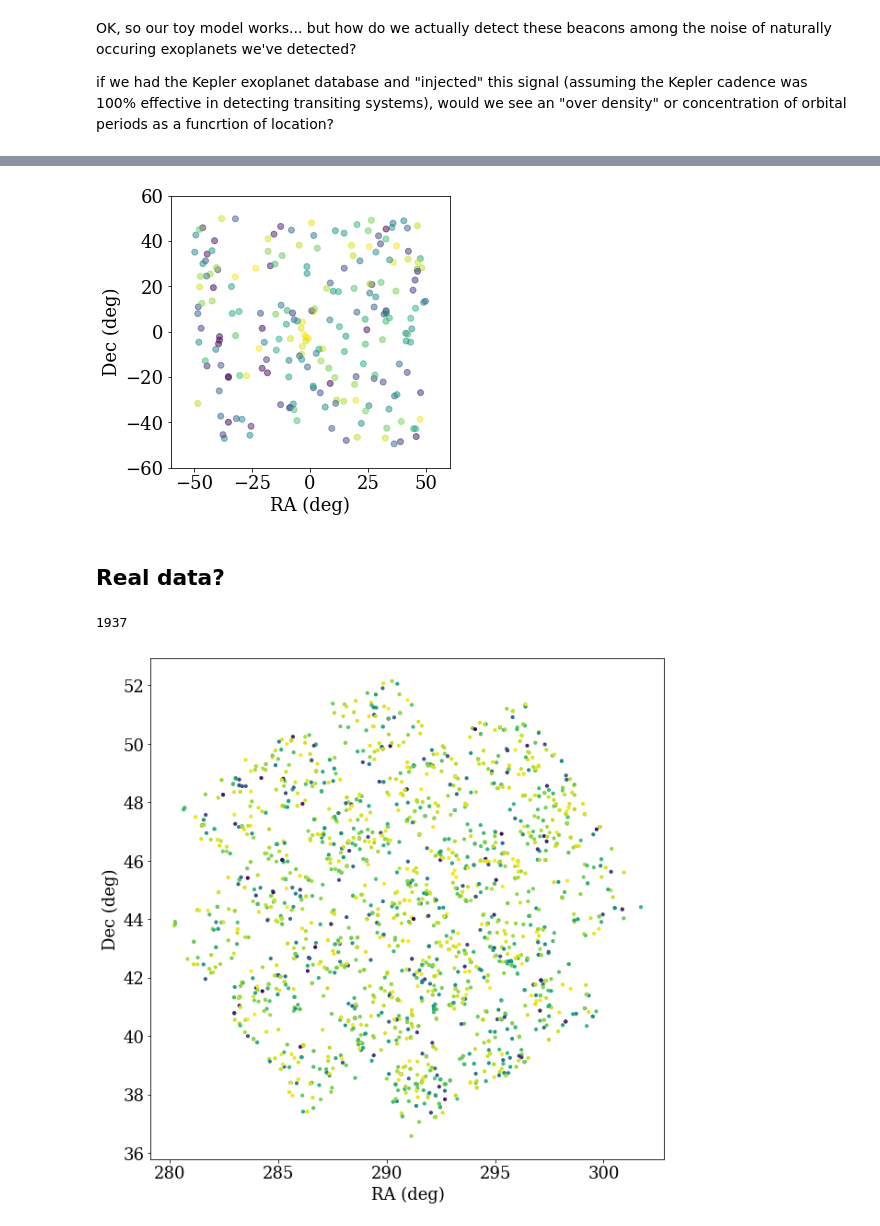
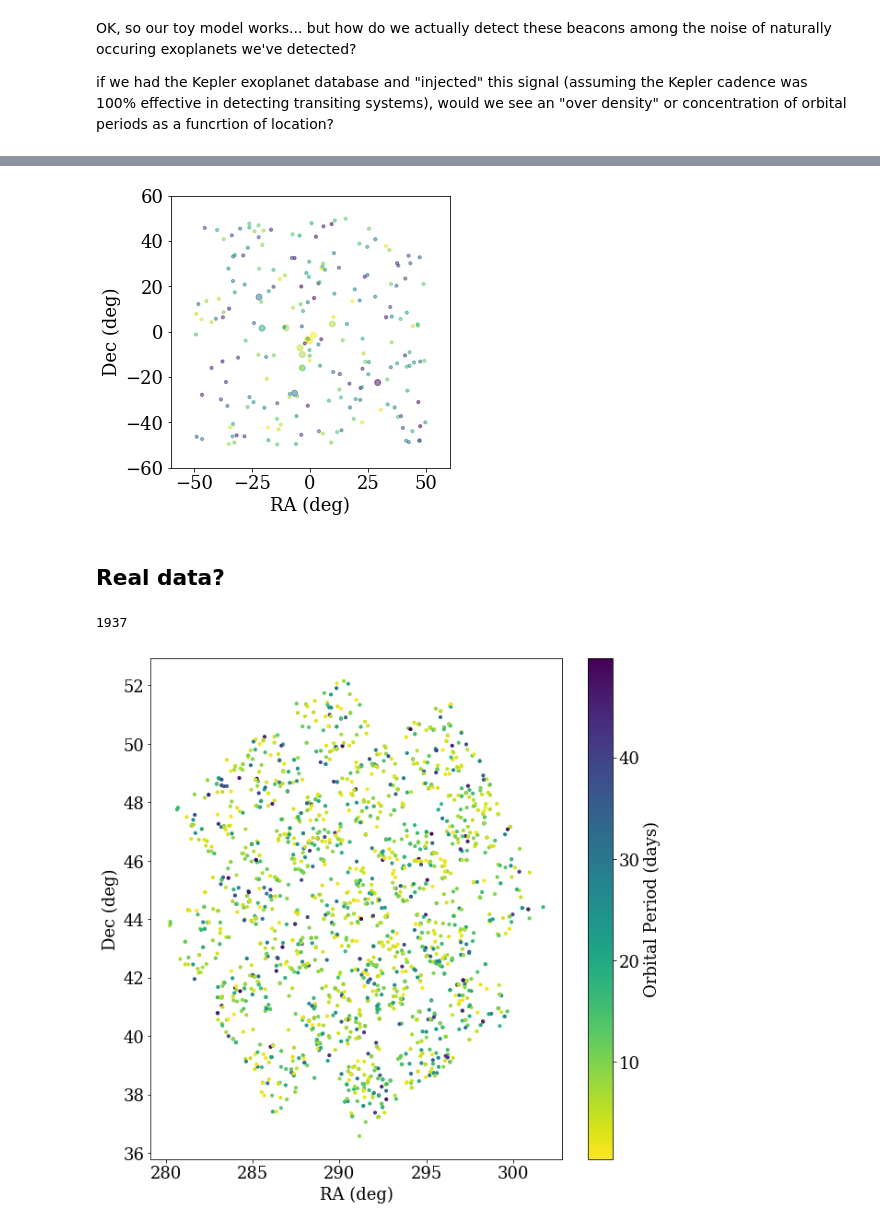
Before and after one commit to StellarCartography/survey_seti, a Jupyter notebook: figures/beacon.ipynb, the cells around one changed output, grey strips where cells are left out. Cells and saved outputs as stored; diff of their text form; code cells hidden in the pictures.

```diff
--- a/figures/beacon.ipynb
+++ b/figures/beacon.ipynb
@@ -205,14 +205,14 @@ plt.figure(figsize=(5,5))
 # plt.scatter(x[no_Transit], y[no_Transit], s=10, alpha=0.1)
 plt.scatter(x[Transit], y[Transit], alpha=0.5, c=per[Transit], cmap=cm.viridis_r)
 plt.scatter(np.random.random(Nother)*100-50,np.random.random(Nother)*100-50,
-            c=np.random.random(Nother)*250+5, alpha=.5)
+            c=np.random.random(Nother)*250+5, alpha=.5, s=10)
 plt.xlim(-60,60)
 plt.ylim(-60,60)
 plt.xlabel('RA (deg)')
 plt.ylabel('Dec (deg)')
 plt.savefig('3dcolor_bkgd.pdf', dpi=150, bbox_inches='tight', pad_inches=0.25)
 # %% [output]
-[figure, old version]
+[figure, new version]
 # %% [markdown]
 ## Real data?
 # %%
@@ -223,16 +223,18 @@ df = pd.read_csv(plist)
 # %%
 plt.figure(figsize=(10,10))
 PerLim = 50.
 
 pok = (df['PER'] < PerLim) & (df['RA'] > 5) & (df['DEC'] > 5)
 plt.scatter(df['RA'][pok], df['DEC'][pok], c=df['PER'][pok], cmap=cm.viridis_r, s=10)
 
 plt.xlabel('RA (deg)')
 plt.ylabel('Dec (deg)')
+cb = plt.colorbar()
+cb.set_label('Orbital Period (days)')
 print(sum(pok))
 # %% [output]
 1937
-[figure, old version]
+[figure, new version]
 # %%
 _ = plt.hist(df['PER'][pok], bins=100)
 plt.xlabel('Orbital Period (days)')
```
Also changed, not shown: parts of 8 cells of this notebook.
